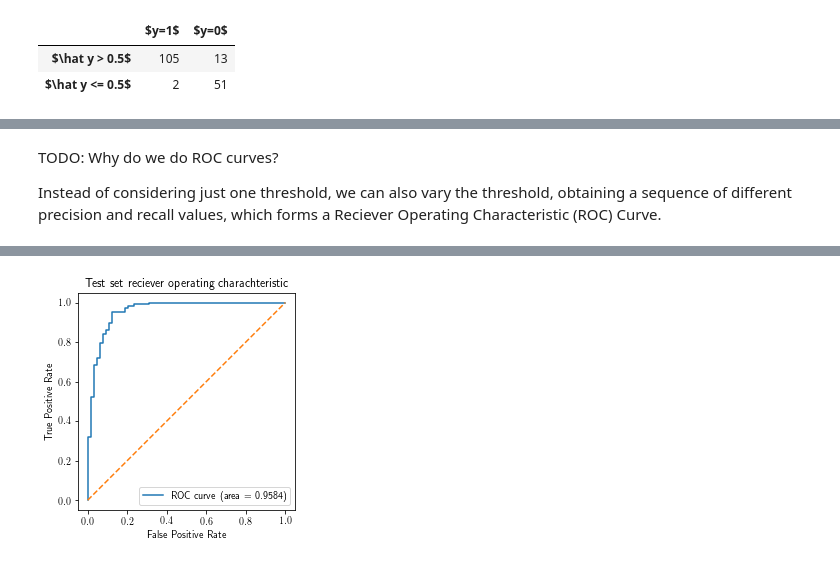
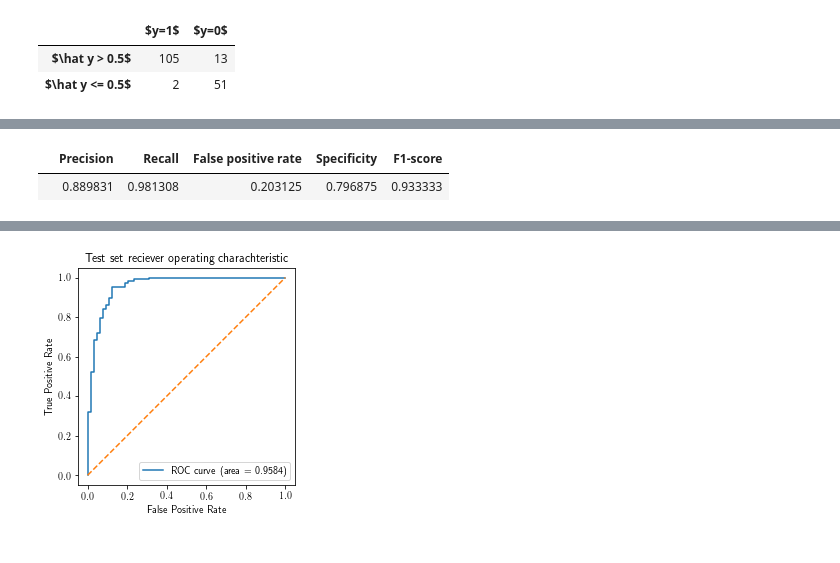
Before and after one commit to sverchkov/bmi-773-content, a Jupyter notebook: ml-lecture-2020-03-23.ipynb, the cells around one changed output, grey strips where cells are left out. Saved outputs shown, nothing was run; the diff lists cells and outputs as text; code cells hidden in the pictures.

```diff
--- a/ml-lecture-2020-03-23.ipynb
+++ b/ml-lecture-2020-03-23.ipynb
@@ -307,4 +330,13 @@ $$ F_1 = 2 \frac{\text{Precision} \times \text{Recall}}{\text{Precision} + \text
-# %% [markdown]
-TODO: Why do we do ROC curves?
-
-Instead of considering just one threshold, we can also vary the threshold, obtaining a sequence of different precision and recall values, which forms a Reciever Operating Characteristic (ROC) Curve.
+# %%
+# Print pretty table with precision, recall, and F1
+
+prec = tp/(tp+fp)
+rec = tp/(tp+fn)
+fpr = fp/(fp+tn)
+spec = tn/(fp+tn)
+f1 = 2*prec*rec/(prec+rec)
+
+pd.DataFrame([[prec, rec, fpr, spec, f1]], columns=["Precision", "Recall", "False positive rate", "Specificity", "F1-score" ], index=[''])
+# %% [output]
+|  | Precision | Recall | False positive rate | Specificity | F1-score |
+|  | 0.889831 | 0.981308 | 0.203125 | 0.796875 | 0.933333 |
```
Also changed, not shown: parts of 27 cells of this notebook, 1 other file.
